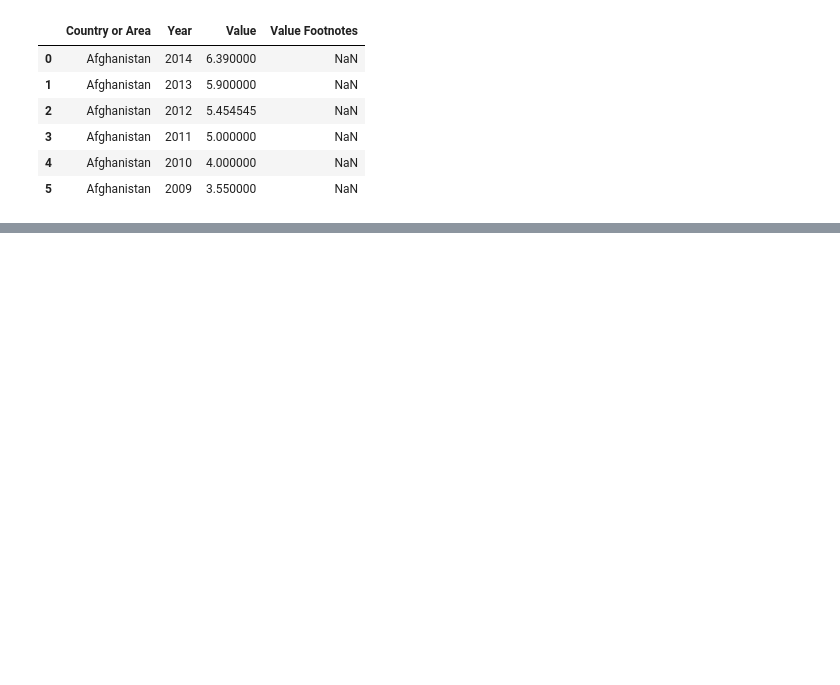
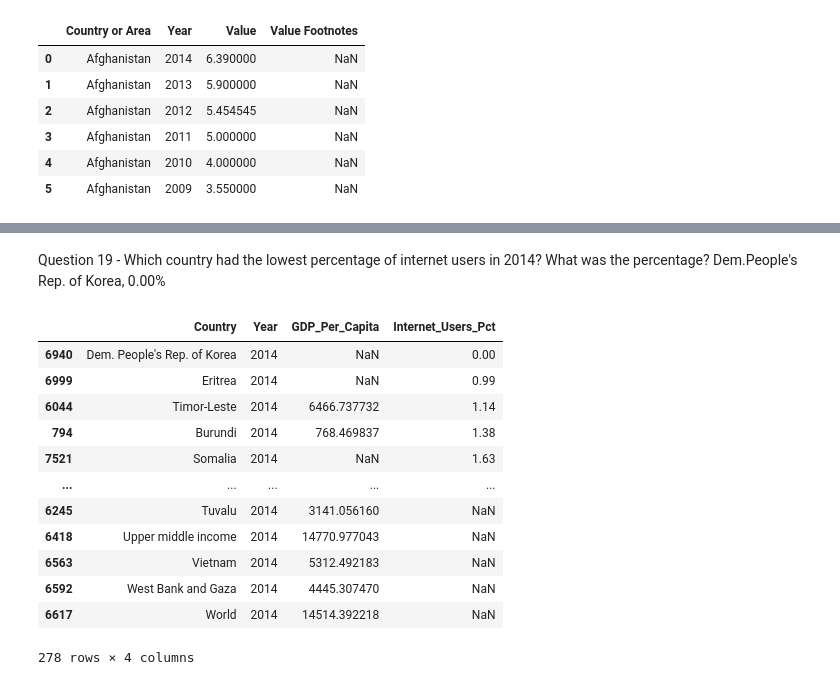
Before and after one commit to NSS-Data-Analytics-Cohort-3/un-data-MarkKoivula, a Jupyter notebook: notebooks/UNdata.ipynb, the cells around one changed output, grey strips where cells are left out. Saved outputs shown, nothing was run; the diff lists cells and outputs as text; code cells hidden in the pictures; blank space fills up the shorter version.

```diff
--- a/notebooks/UNdata.ipynb
+++ b/notebooks/UNdata.ipynb
@@ -216,0 +295,19 @@ internet_df2.drop(columns = ['Value Footnotes'])
+# %% [markdown]
+Question 19 - Which country had the lowest percentage of internet users in 2014? What was the percentage?
+Dem.People's Rep. of Korea, 0.00%
+# %%
+df_2014.sort_values(by='Internet_Users_Pct', ascending=True)
+# %% [output]
+|  | Country | Year | GDP_Per_Capita | Internet_Users_Pct |
+| 6940 | Dem. People's Rep. of Korea | 2014 | NaN | 0.00 |
+| 6999 | Eritrea | 2014 | NaN | 0.99 |
+| 6044 | Timor-Leste | 2014 | 6466.737732 | 1.14 |
+| 794 | Burundi | 2014 | 768.469837 | 1.38 |
+| 7521 | Somalia | 2014 | NaN | 1.63 |
+| ... | ... | ... | ... | ... |
+| 6245 | Tuvalu | 2014 | 3141.056160 | NaN |
+| 6418 | Upper middle income | 2014 | 14770.977043 | NaN |
+| 6563 | Vietnam | 2014 | 5312.492183 | NaN |
+| 6592 | West Bank and Gaza | 2014 | 4445.307470 | NaN |
+| 6617 | World | 2014 | 14514.392218 | NaN |
+278 rows × 4 columns
```
Also changed, not shown: parts of 70 cells of this notebook.
